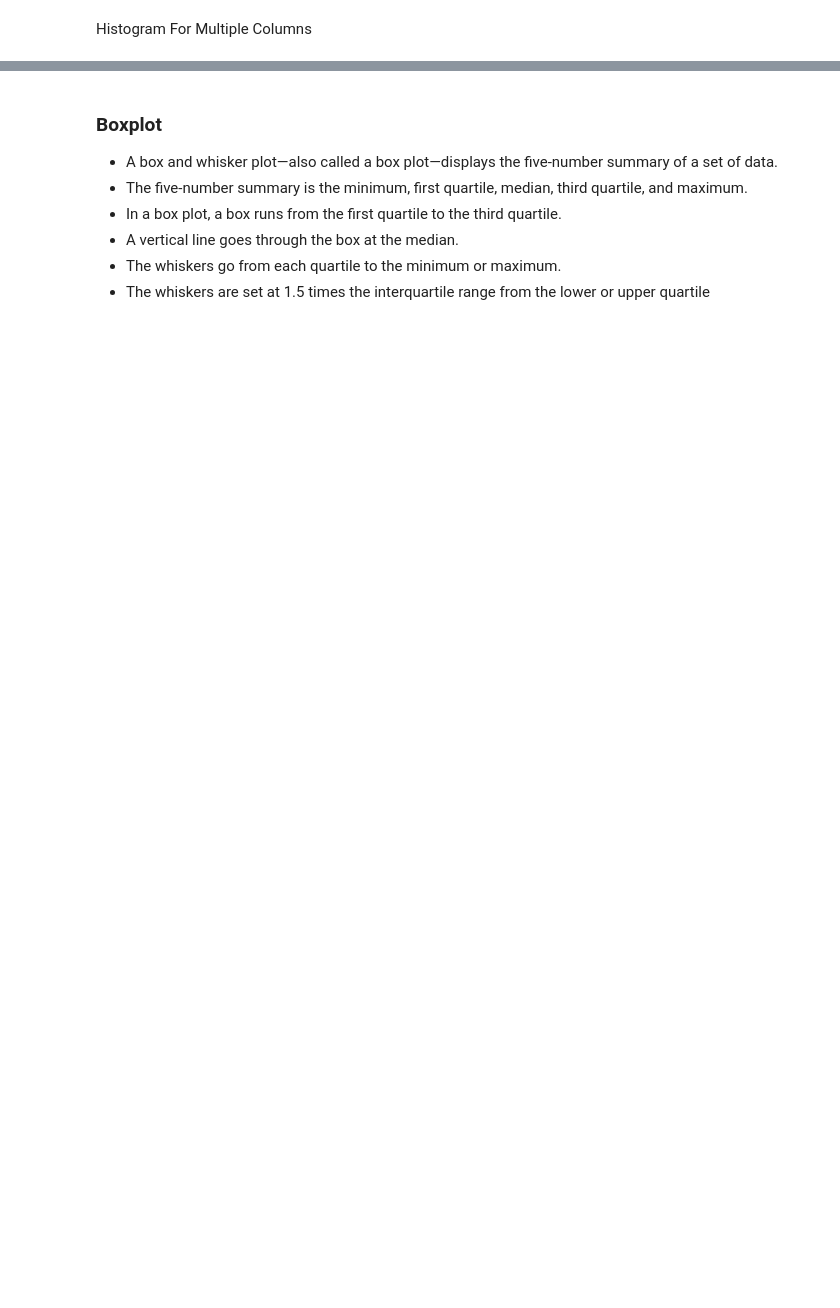
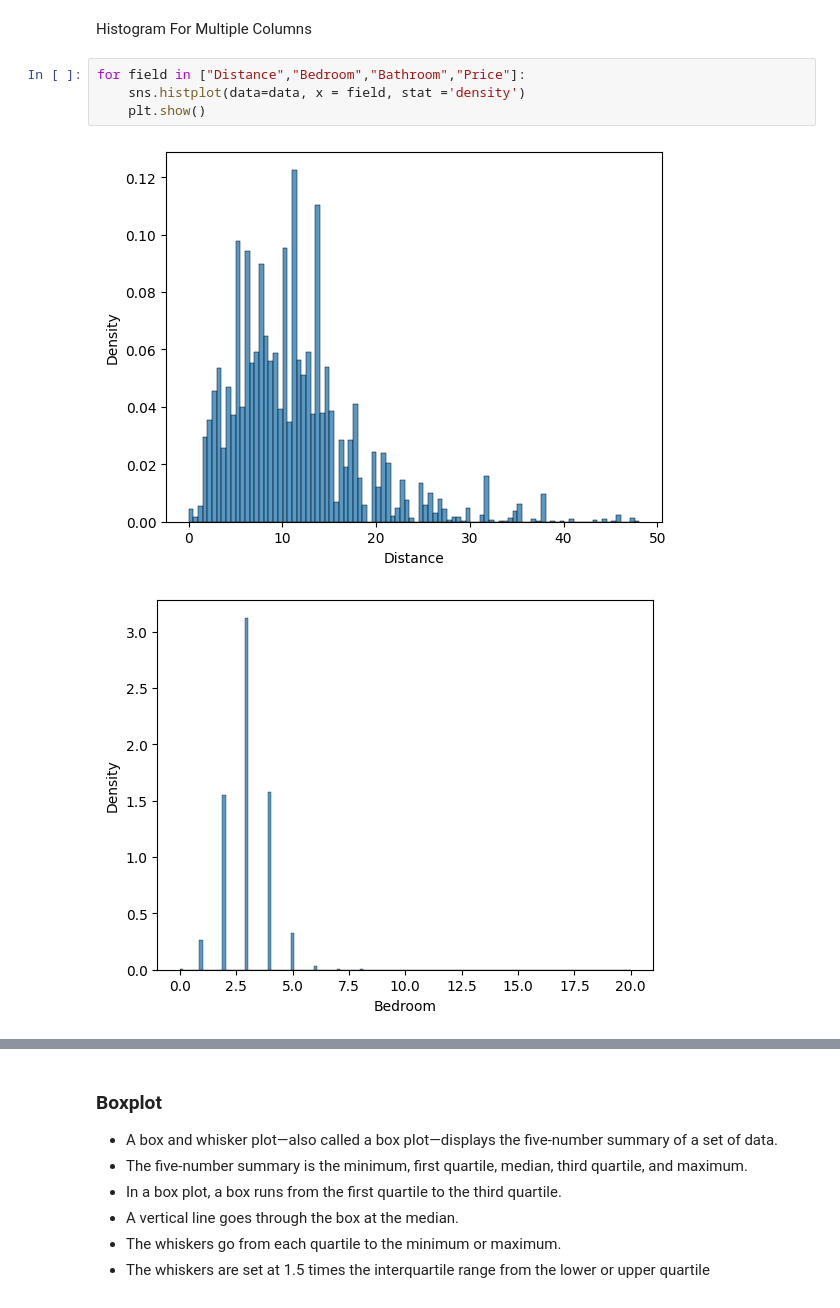
Before and after one commit to Austin-High-AP-CS-Principles/bigdata-melbourne-housing-notes-fwilson12, a Jupyter notebook: Melbourne_Housing_Original.ipynb, the cells around one changed output, grey strips where cells are left out. Drawn from its saved outputs; the diff is of its cells as text; blank space fills up the shorter version.

```diff
--- a/Melbourne_Housing_Original.ipynb
+++ b/Melbourne_Housing_Original.ipynb
@@ -620,2 +634,9 @@ Histogram For One Column
 # %% [markdown]
 Histogram For Multiple Columns
+# %%
+for field in ["Distance","Bedroom","Bathroom","Price"]:
+    sns.histplot(data=data, x = field, stat ='density')
+    plt.show()
+# %% [output]
+[figure, added]
+[figure, added]
```
Also changed, not shown: parts of 19 cells of this notebook.
